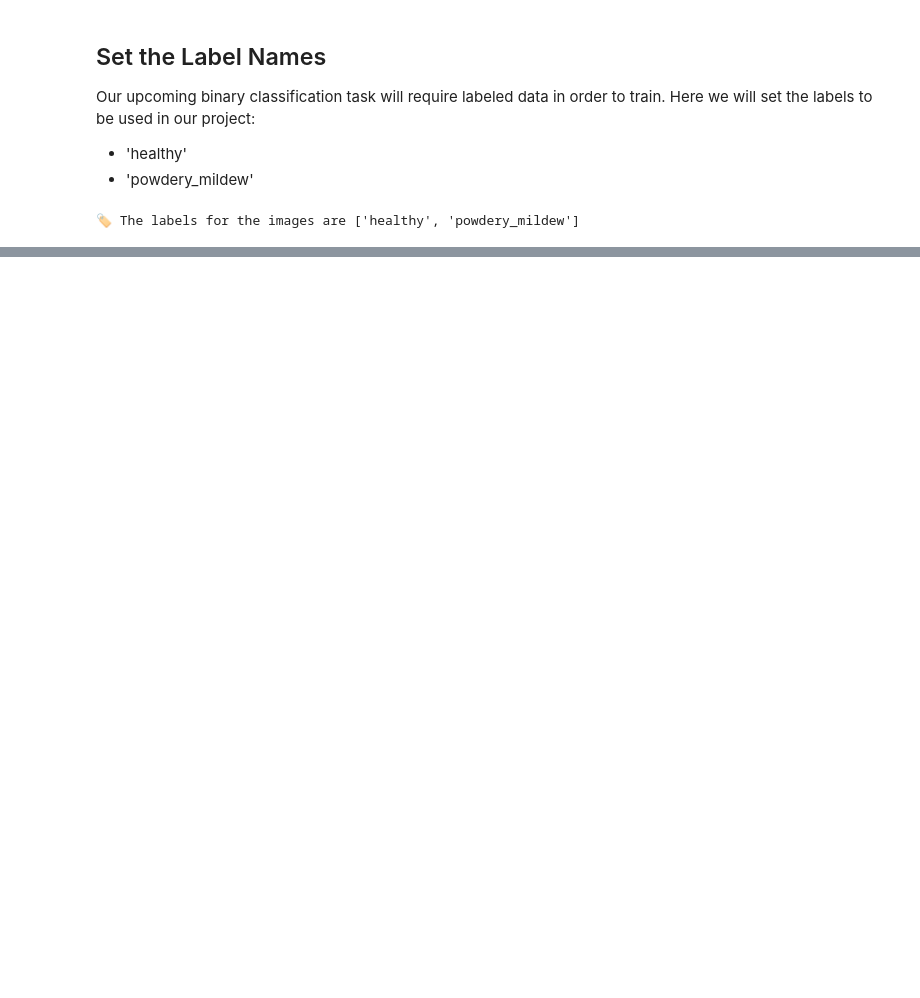
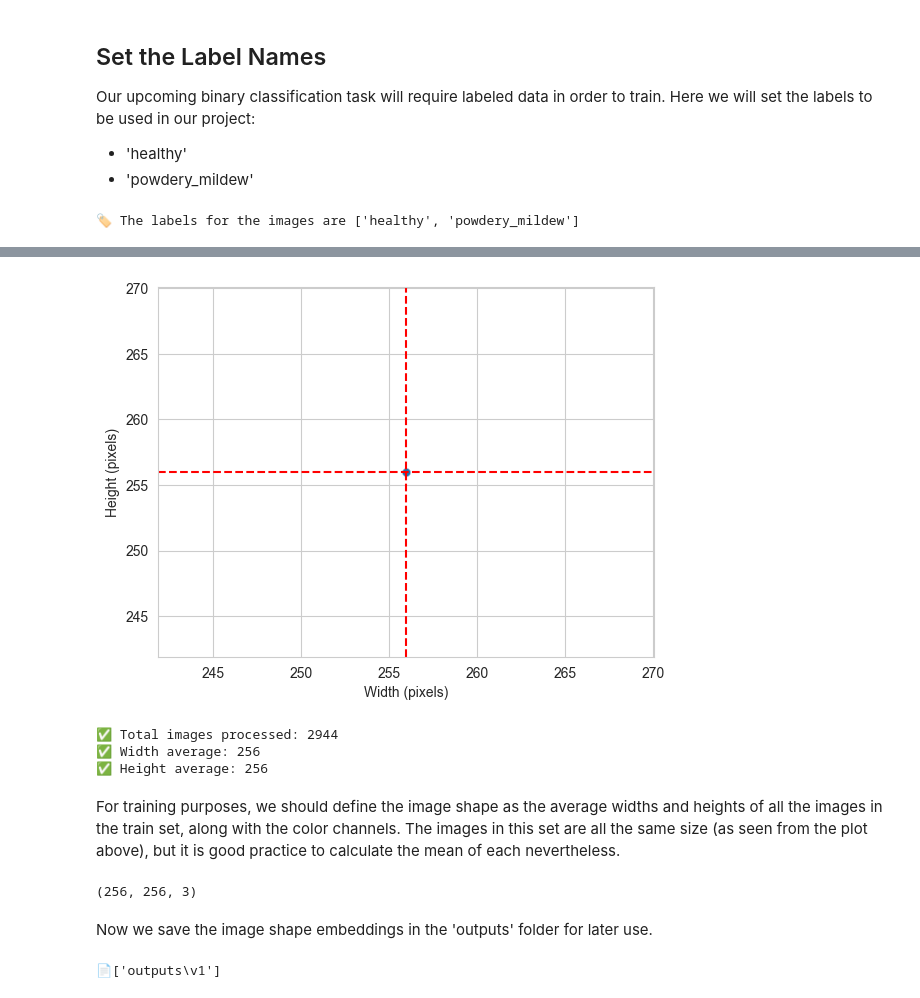
Before and after one commit to Duffew/mildew_detector, a Jupyter notebook: jupyter_notebooks/data_visualization.ipynb, the cells around one changed output, grey strips where cells are left out. Drawn from its saved outputs; the diff is of its cells as text; code cells hidden in the pictures; blank space fills up the shorter version.

```diff
--- a/jupyter_notebooks/data_visualization.ipynb
+++ b/jupyter_notebooks/data_visualization.ipynb
@@ -215,0 +244,73 @@ print('🏷️ The labels for the images are', labels)
+# %%
+from pathlib import Path
+
+# Lists to store image dimensions
+dim1, dim2 = [], []
+image_count = 0  # Initialize a counter for the number of images processed
+
+# Iterate through each label (subdirectories in the training set)
+for label in labels:
+    label_path = Path(train_path) / label  # Construct label folder path
+
+    # Iterate through each image file within the label's directory
+    for image_file in label_path.iterdir():  # Directly iterate through files
+        if image_file.suffix.lower() in {'.png', '.jpg', '.jpeg'}:  # Ensure only image files
+            # Read the image using PIL
+            img = Image.open(image_file)
+            d1, d2 = img.size  # PIL returns (width, height)
+
+            # Append the extracted dimensions to their respective lists
+            dim1.append(d2)  # Store image height
+            dim2.append(d1)  # Store image width
+
+            # Increment the counter to track the number of images processed
+            image_count += 1
+
+# Set Seaborn style for better aesthetics
+sns.set_style("whitegrid")
+
+# Create a figure and an axis for the plot
+fig, axes = plt.subplots()
+
+# Scatter plot to visualize width vs height of images
+sns.scatterplot(x=dim2, y=dim1, alpha=0.2)  # Semi-transparent points for better visibility
+
+# Label the axes
+axes.set_xlabel("Width (pixels)")
+axes.set_ylabel("Height (pixels)")
+
+# Compute the mean (average) image dimensions
+dim1_mean = int(np.mean(dim1))  # Average height
+dim2_mean = int(np.mean(dim2))  # Average width
+
+# Add dashed reference lines to indicate average dimensions
+axes.axvline(x=dim1_mean, color='r', linestyle='--')  # Vertical line for avg width
+axes.axhline(y=dim2_mean, color='r', linestyle='--')  # Horizontal line for avg height
+
+# Display the scatter plot
+plt.show()
+
+# Print out the total number of images analyzed and the average dimensions
+print(f"✅ Total images processed: {image_count}")
+print(f"✅ Width average: {dim2_mean} \n✅ Height average: {dim1_mean}")
+# %% [output]
+[figure, added]
+✅ Total images processed: 2944
+✅ Width average: 256
+✅ Height average: 256
+# %% [markdown]
+For training purposes, we should define the image shape as the average widths and heights of all the images in the train set, along with the color channels. The images in this set are all the same size (as seen from the plot above), but it is good practice to calculate the mean of each nevertheless.
+# %%
+image_shape = (dim1_mean, dim2_mean, 3)
+image_shape
+# %% [output]
+(256, 256, 3)
+# %% [markdown]
+Now we save the image shape embeddings in the 'outputs' folder for later use.
+# %%
+joblib.dump(value=image_shape ,
+            filename=f"{file_path}/image_shape.pkl")
+
+print(f"📄['{file_path}']")
+# %% [output]
+📄['outputs\v1']
```
Also changed, not shown: parts of 4 cells of this notebook, 1 other file.
